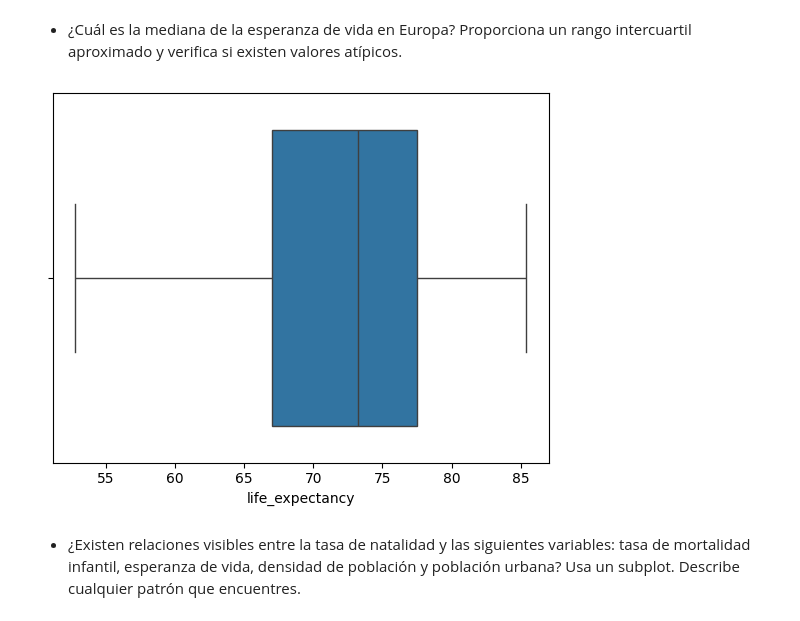
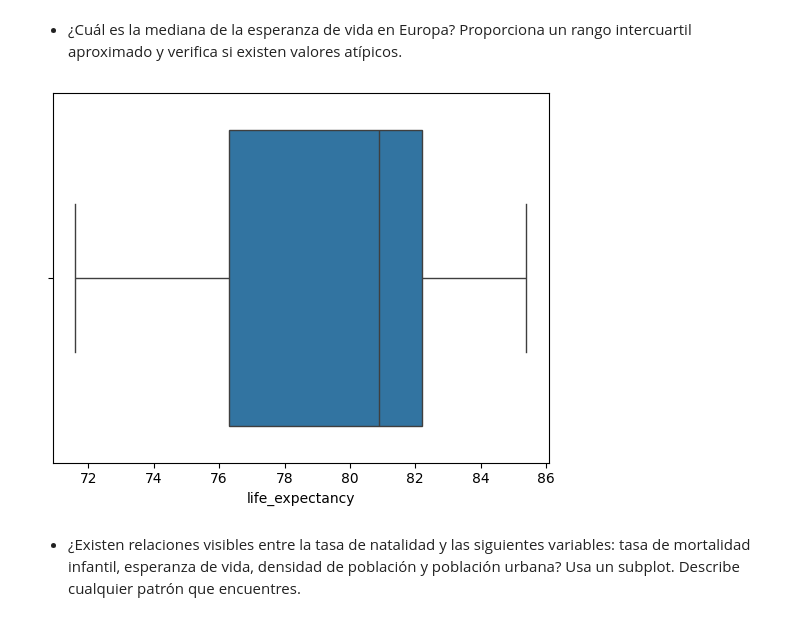
Before and after one commit to Dacil235/Modulo3_Pair_Dacil_Lorena, a Jupyter notebook: MOD3_VISUALIZACION/pair_visualizaciones_I.ipynb, the cells around one changed output. Cells and saved outputs as stored; diff of their text form; code cells hidden in the pictures.

```diff
--- a/MOD3_VISUALIZACION/pair_visualizaciones_I.ipynb
+++ b/MOD3_VISUALIZACION/pair_visualizaciones_I.ipynb
@@ -125,9 +125,9 @@ Text(0, 0.5, 'esperanza de vida')
 
 - ¿Cuál es la mediana de la esperanza de vida en Europa? Proporciona un rango intercuartil aproximado y verifica si existen valores atípicos.
 # %%
-sns.boxplot( x= "life_expectancy", data=df);
+sns.boxplot( x= "life_expectancy", data=df[df["continent"]=="Europe"]);
 # %% [output]
-[figure, old version]
+[figure, new version]
 # %% [markdown]
 - ¿Existen relaciones visibles entre la tasa de natalidad y las siguientes variables: tasa de mortalidad infantil, esperanza de vida, densidad de población y población urbana? Usa un subplot. Describe cualquier patrón que encuentres.
 # %%
```
Also changed, not shown: parts of 2 cells of this notebook.
